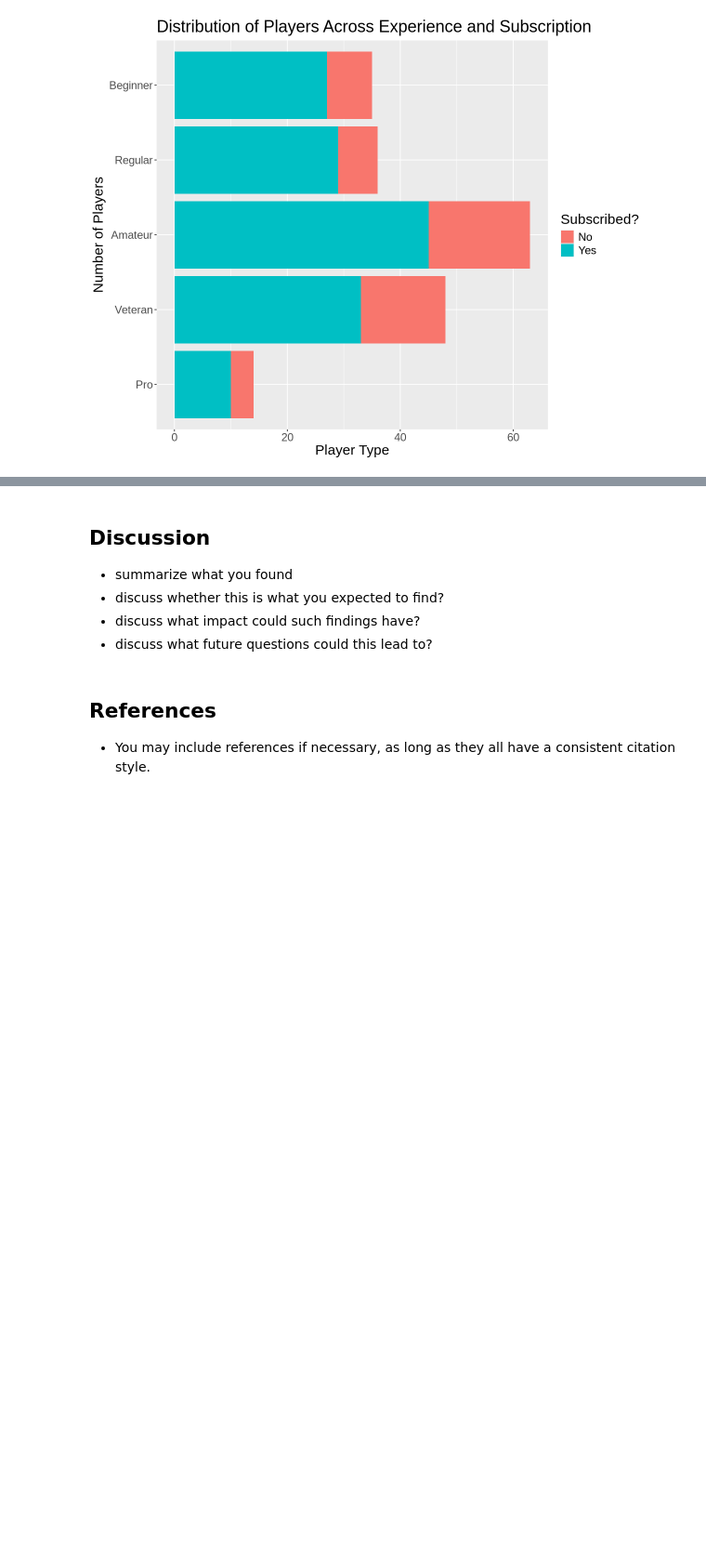
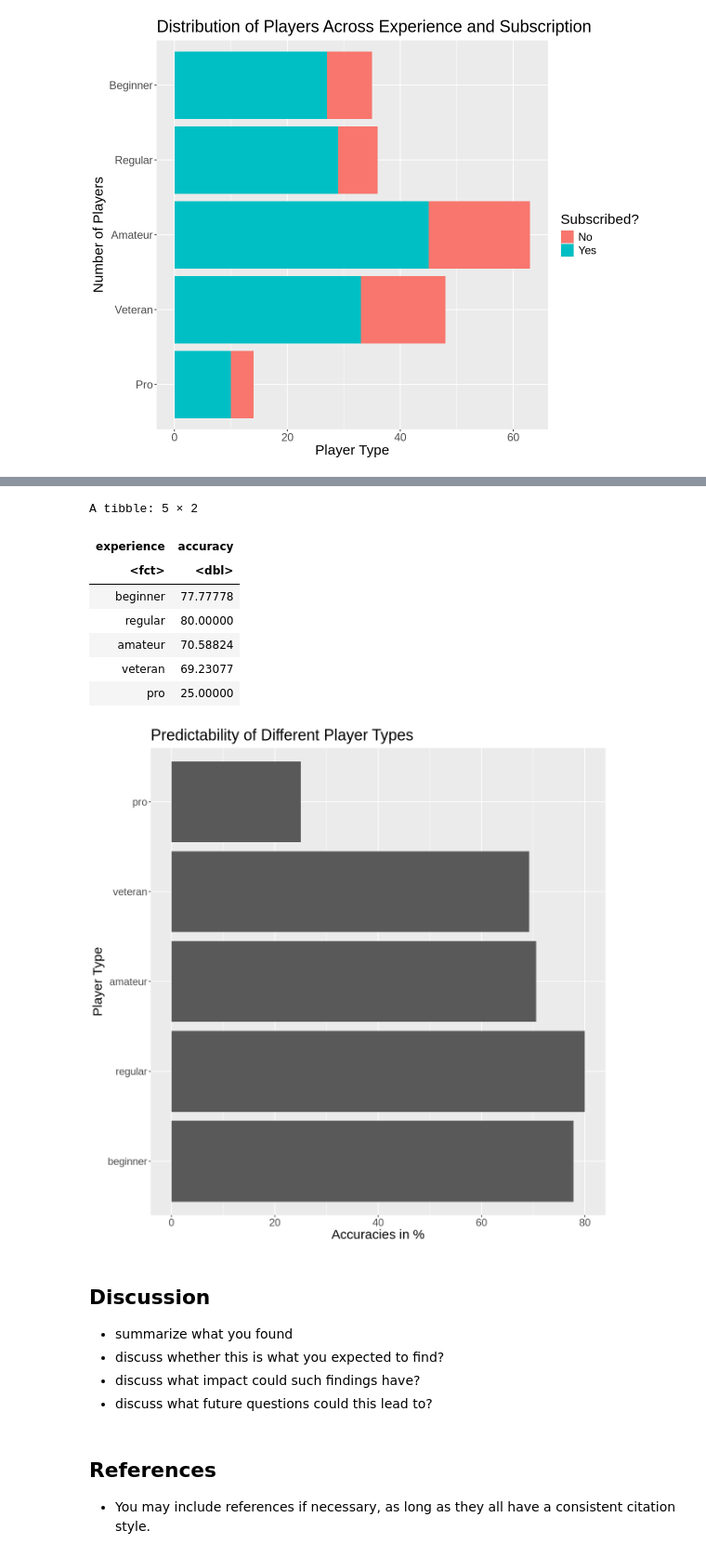
Before and after one commit to gatory/DSCI_100_Term_Project, a Jupyter notebook: Final Report.ipynb, the cells around one changed output, grey strips where cells are left out. Shown at 93% size. Cells and saved outputs as stored; diff of their text form; code cells hidden in the pictures; blank space fills up the shorter version.

```diff
--- a/Final Report.ipynb
+++ b/Final Report.ipynb
@@ -145,0 +291,27 @@ knn_spec <- nearest_neighbor(weight_func = "rectangular", neighbors = tune()) |>
+# %%
+# Retrain model using best k
+set.seed(4923)
+beginner_mnist_spec <- nearest_neighbor(weight_func = "rectangular", neighbors = 3) |>
+    set_engine("kknn") |>
+    set_mode("classification")
+beginner_mnist_fit <- fit(beginner_mnist_spec, subscribe ~ played_hours + Age, data = beginner_train)
+
+regular_mnist_spec <- nearest_neighbor(weight_func = "rectangular", neighbors = 6) |>
+    set_engine("kknn") |>
+    set_mode("classification")
+regular_mnist_fit <- fit(regular_mnist_spec, subscribe ~ played_hours + Age, data = regular_train)
+
+amateur_mnist_spec <- nearest_neighbor(weight_func = "rectangular", neighbors = 18) |>
+    set_engine("kknn") |>
+    set_mode("classification")
+amateur_mnist_fit <- fit(amateur_mnist_spec, subscribe ~ played_hours + Age, data = amateur_train)
+
+veteran_mnist_spec <- nearest_neighbor(weight_func = "rectangular", neighbors = 20) |>
+    set_engine("kknn") |>
+    set_mode("classification")
+veteran_mnist_fit <- fit(veteran_mnist_spec, subscribe ~ played_hours + Age, data = veteran_train)
+
+pro_mnist_spec <- nearest_neighbor(weight_func = "rectangular", neighbors = 4) |>
+    set_engine("kknn") |>
+    set_mode("classification")
+pro_mnist_fit <- fit(pro_mnist_spec, subscribe ~ played_hours + Age, data = pro_train)
@@ -438,3 +362,30 @@ A tibble: 1 × 3
+# %%
+# Finalize results and graph it
+total_metrics <- bind_rows(beginner_results, regular_results, amateur_results, veteran_results, pro_results) |>
+                mutate(accuracy = .estimate * 100, experience = as_factor(experience)) |>
+                select(experience, accuracy)
+total_metrics
+
+options(repr.plot.width = 10, repr.plot.height = 10)
+
+tidy_players_experience_plot <- total_metrics |>
+    ggplot(aes(x = accuracy, y = experience)) +
+    geom_bar(stat = "identity") +
+    labs(x = "Accuracies in %", y = "Player Type") +
+    ggtitle("Predictability of Different Player Types") +
+    theme(text = element_text(size = 18))
+
+tidy_players_experience_plot
+# %% [output]
+A tibble: 5 × 2
+| experience | accuracy |
+| <fct> | <dbl> |
+| beginner | 77.77778 |
+| regular | 80.00000 |
+| amateur | 70.58824 |
+| veteran | 69.23077 |
+| pro | 25.00000 |
+[figure, added]
 # %% [markdown]
 ## Discussion
 
```
Also changed, not shown: parts of 23 cells of this notebook.
